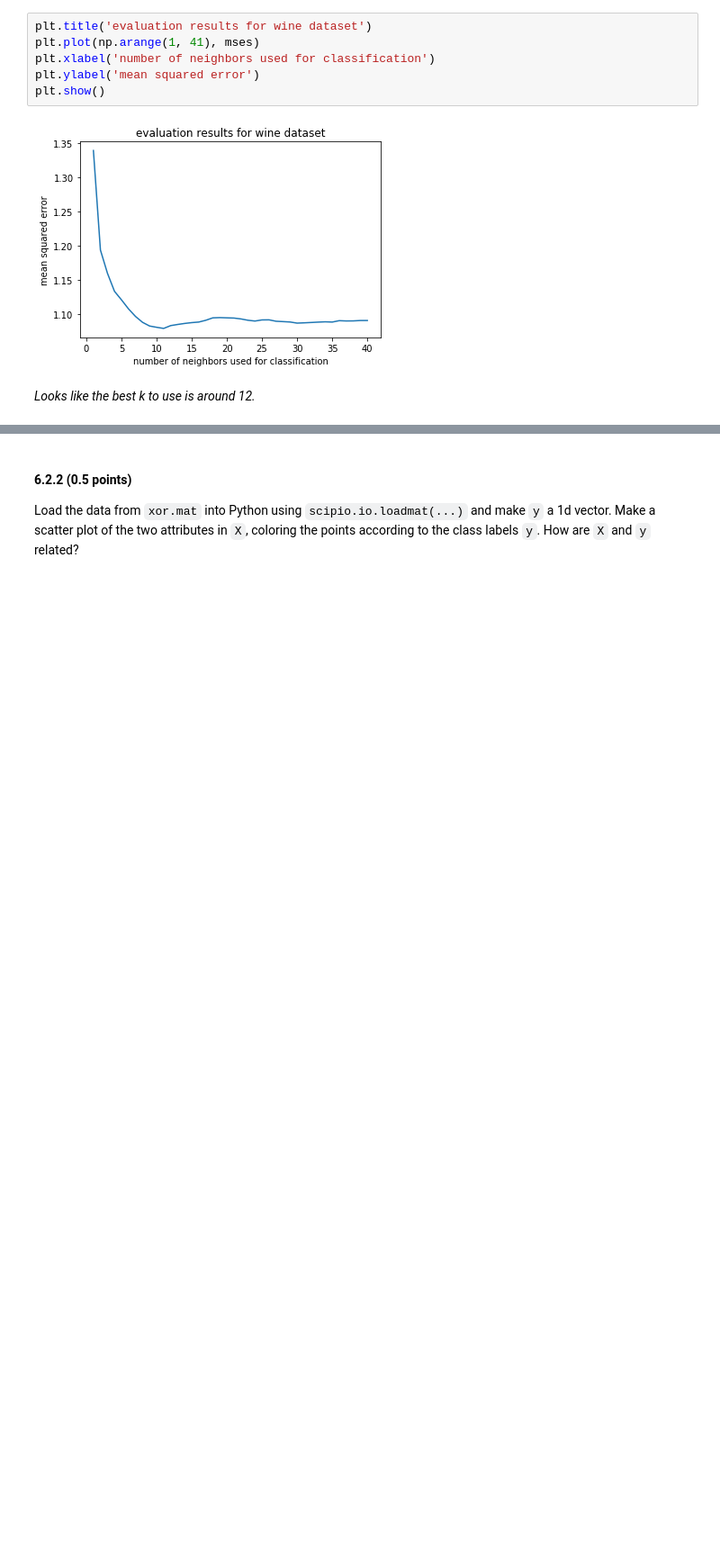
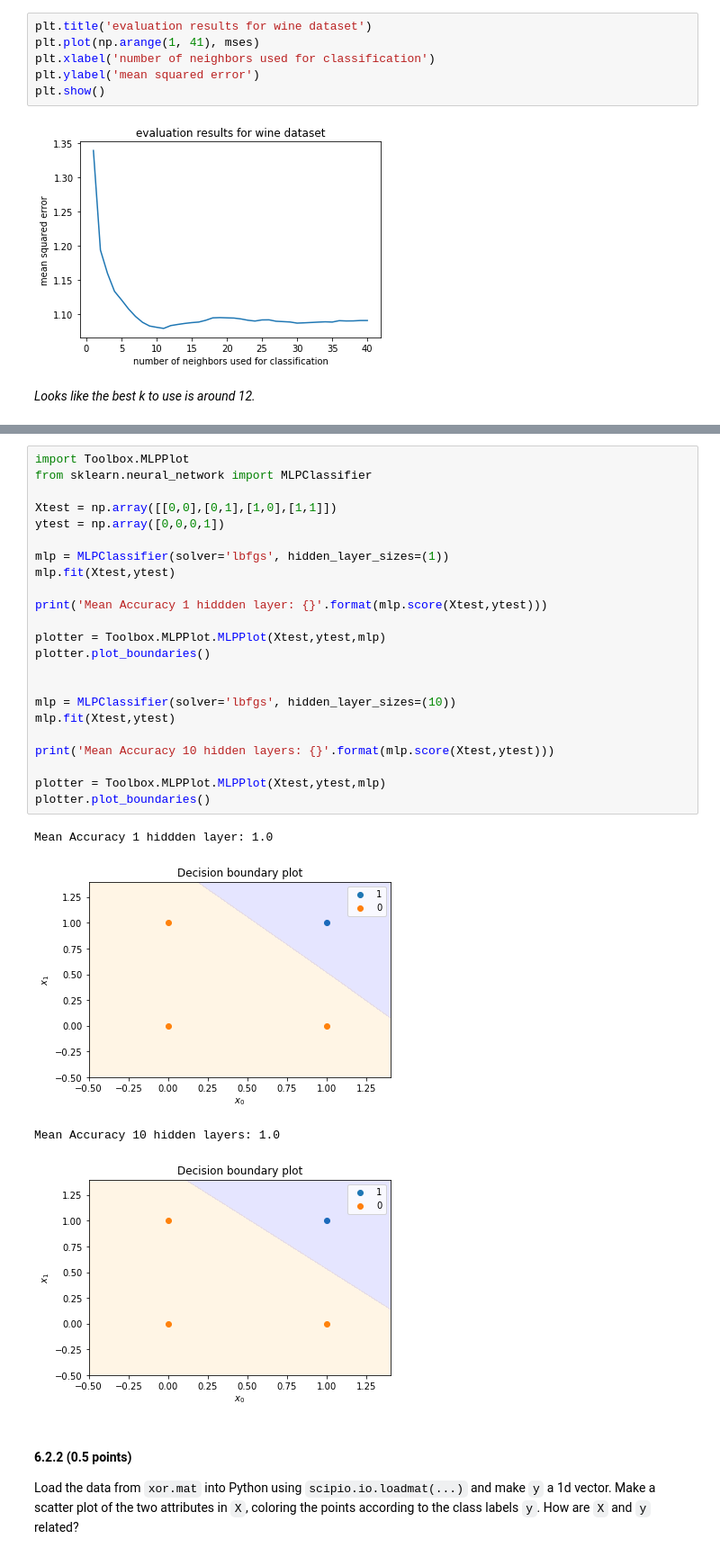
Before and after one commit to gabrielraya/Data-Mining, a Jupyter notebook: Assignment_6/Assignment_6.ipynb, the cells around one changed output, grey strips where cells are left out. Shown at 90% size. Saved outputs shown, nothing was run; the diff lists cells and outputs as text; blank space fills up the shorter version.

```diff
--- a/Assignment_6/Assignment_6.ipynb
+++ b/Assignment_6/Assignment_6.ipynb
@@ -308,3 +323,31 @@ Create a MLPClassifier with 1 hidden layer using the `lbfgs`solver and fit the d
+# %%
+import Toolbox.MLPPlot
+from sklearn.neural_network import MLPClassifier
+
+Xtest = np.array([[0,0],[0,1],[1,0],[1,1]])
+ytest = np.array([0,0,0,1])
+
+mlp = MLPClassifier(solver='lbfgs', hidden_layer_sizes=(1))
+mlp.fit(Xtest,ytest)
+
+print('Mean Accuracy 1 hiddden layer: {}'.format(mlp.score(Xtest,ytest)))
+
+plotter = Toolbox.MLPPlot.MLPPlot(Xtest,ytest,mlp)
+plotter.plot_boundaries()
+
+
+mlp = MLPClassifier(solver='lbfgs', hidden_layer_sizes=(10))
+mlp.fit(Xtest,ytest)
+
+print('Mean Accuracy 10 hidden layers: {}'.format(mlp.score(Xtest,ytest)))
+
+plotter = Toolbox.MLPPlot.MLPPlot(Xtest,ytest,mlp)
+plotter.plot_boundaries()
+# %% [output]
+Mean Accuracy 1 hiddden layer: 1.0
+[figure, added]
+Mean Accuracy 10 hidden layers: 1.0
+[figure, added]
 # %% [markdown]
 #### 6.2.2 (0.5 points)
 Load the data from `xor.mat` into Python using `scipio.io.loadmat(...)` and make `y` a 1d vector. Make a scatter plot of the two attributes in `X`, coloring the points according to the class labels `y`. How are `X` and `y` related?
```
Also changed, not shown: parts of 15 cells of this notebook.
